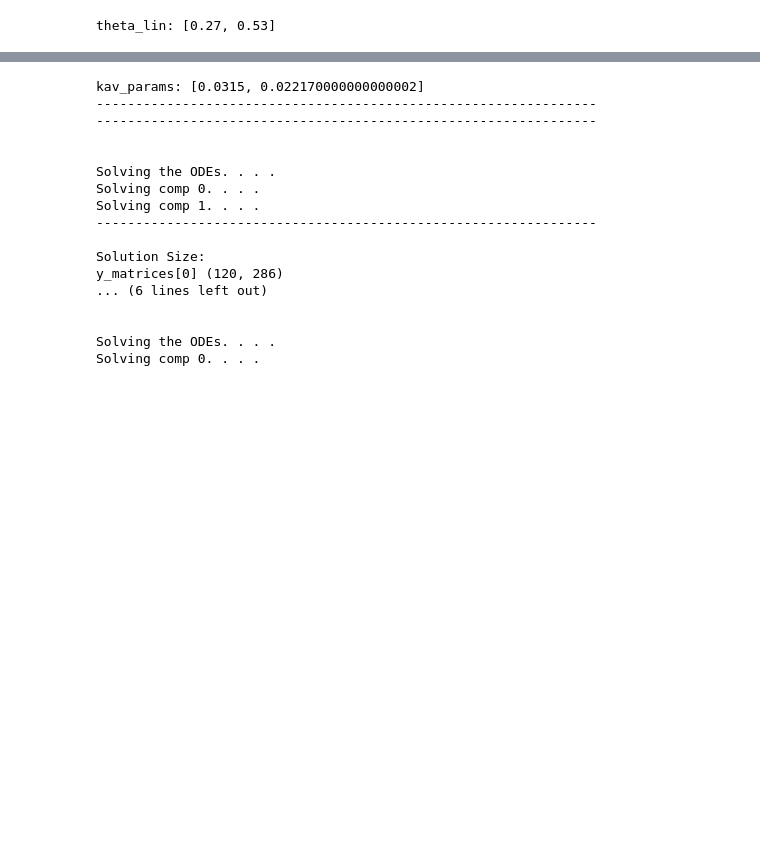
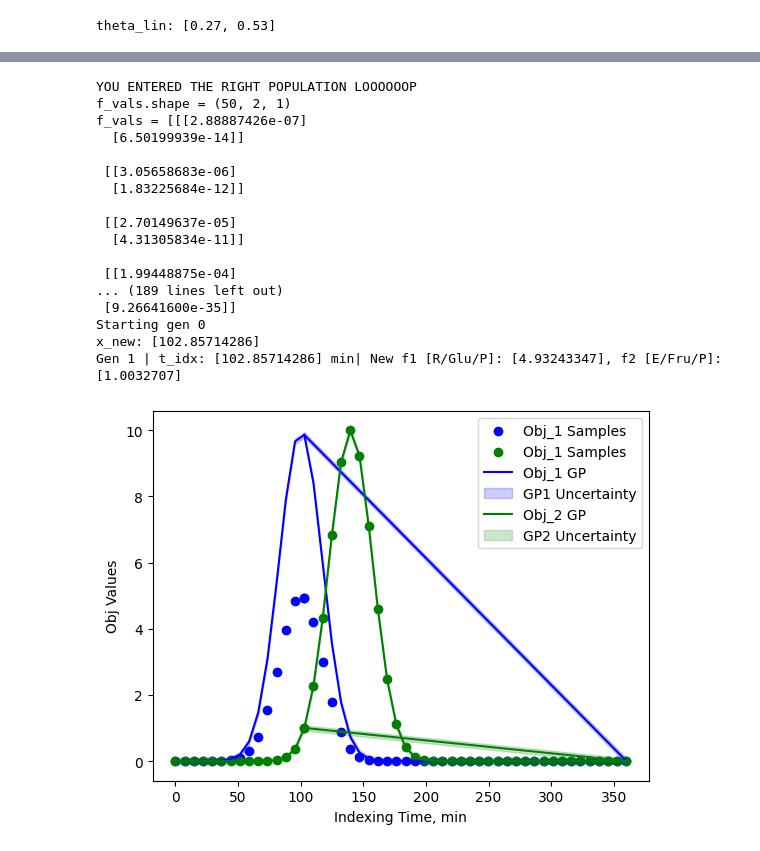
Before and after one commit to Nawa-Punabantu/Opt_Algos, a Jupyter notebook: ParEGO_EI_SMB_tidx.ipynb, the cells around one changed output, grey strips where cells are left out. Cells and saved outputs as stored; diff of their text form; code cells hidden in the pictures; blank space fills up the shorter version.

```diff
--- a/ParEGO_EI_SMB_tidx.ipynb
+++ b/ParEGO_EI_SMB_tidx.ipynb
@@ -1726,31 +1729,58 @@ def par_ego(num_generations, pop_size, bounds):
 # %%
 # --- Run ParEGO ---
 bounds = np.array([
-    [0, 15], # t_index_min
-    [Q_internal[2], Q_internal[0]],
+    [0, 360], # t_index_min
 ])
-num_generations = 3 # iterations
-pop_size = 7     # number of initial samples to draw and train the GPs on.
+num_generations = 1 # iterations
+pop_size = 50     # number of initial samples to draw and train the GPs on.
 
 pareto_front, all_f1, all_f2, population = par_ego(num_generations, pop_size, bounds)
+
+# print(f'populatation: {population}')
+# print(f'populatation.shape: {np.shape(population)}')
 # %% [output]
-kav_params: [0.0315, 0.022170000000000002]
-----------------------------------------------------------------
-----------------------------------------------------------------
+YOU ENTERED THE RIGHT POPULATION LOOOOOOP
+f_vals.shape = (50, 2, 1)
+f_vals = [[[2.88887426e-07]
+  [6.50199939e-14]]
 
+ [[3.05658683e-06]
+  [1.83225684e-12]]
 
-Solving the ODEs. . . .
-Solving comp 0. . . .
-Solving comp 1. . . .
-----------------------------------------------------------------
+ [[2.70149637e-05]
+  [4.31305834e-11]]
 
-Solution Size:
-y_matrices[0] (120, 286)
-... (6 lines left out)
-
-
-Solving the ODEs. . . .
-Solving comp 0. . . .
+ [[1.99448875e-04]
+... (189 lines left out)
+ [9.26641600e-35]]
+Starting gen 0
+x_new: [102.85714286]
+Gen 1 | t_idx: [102.85714286] min| New f1 [R/Glu/P]: [4.93243347], f2 [E/Fru/P]: [1.0032707]
+# %%
+gp1_mean = gp1.predict(population)
+gp1_std = gp1.predict(population, return_std=True)[1]
+
+gp2_mean = gp2.predict(population)
+gp2_std = gp2.predict(population, return_std=True)[1]
+
+# Plot evaluated points and estimated Pareto front from your models
+plt.scatter(population.flatten(), all_f1, c='blue', label="Obj_1 Samples")
+plt.scatter(population.flatten(), all_f2, c='green', label="Obj_1 Samples")
+
+# GP1
+plt.plot(population.flatten(), gp1_mean, c='blue', label="Obj_1 GP")
+plt.fill_between(population.flatten(), gp1_mean - gp1_std, gp1_mean + gp1_std, color='blue', alpha=0.2, label="GP1 Uncertainty")
+
+# GP2
+plt.plot(population.flatten(), gp2_mean, c='green', label="Obj_2 GP")
+plt.fill_between(population.flatten(), gp2_mean - gp2_std, gp2_mean + gp2_std, color='green', alpha=0.2, label="GP2 Uncertainty")
+
+plt.xlabel("Indexing Time, min")
+plt.ylabel("Obj Values")
+plt.legend()
+plt.show()
+# %% [output]
+[figure, added]
 # %%
 # --- Plot Results ---
 
```
Also changed, not shown: parts of 6 cells of this notebook.
